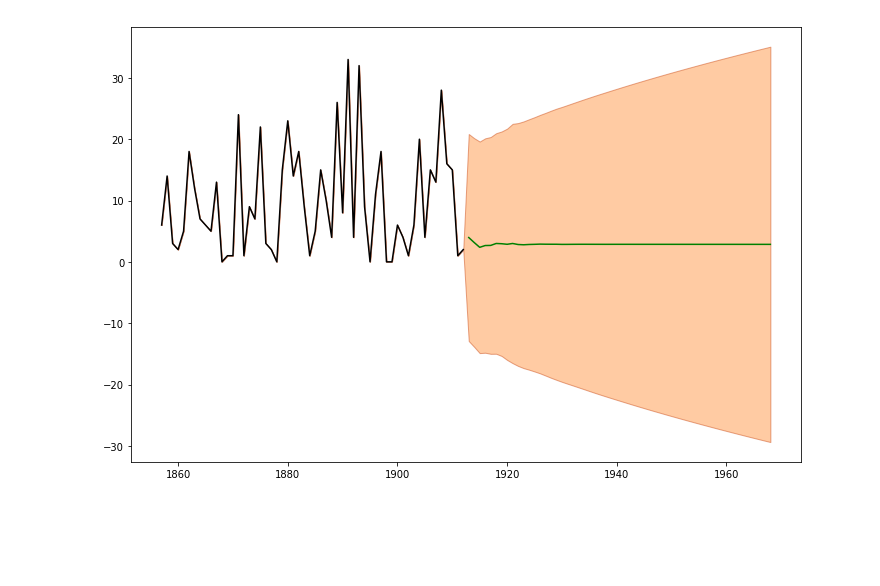
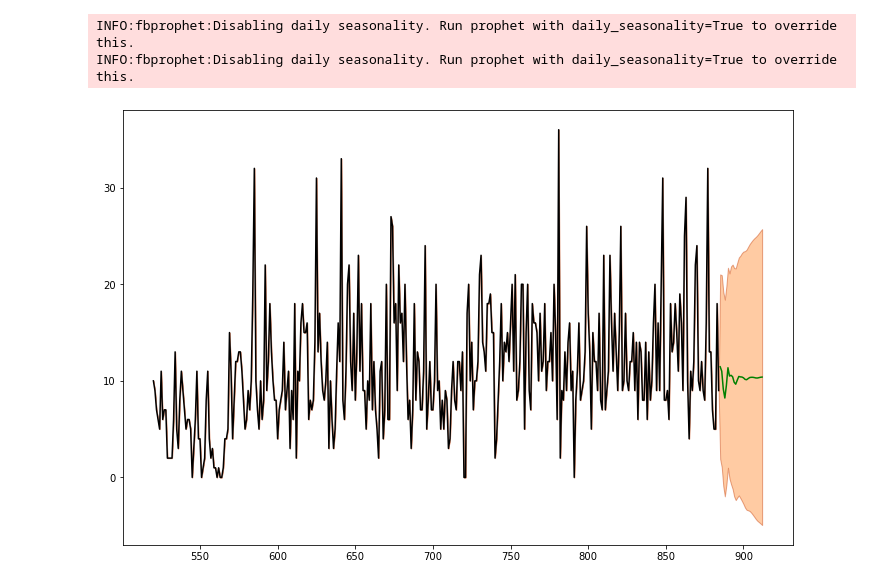
Before and after one commit to chrisgschon/M5Forecasting-Uncertainty, a Jupyter notebook: eda.ipynb, the cells around one changed output. Saved outputs shown, nothing was run; the diff lists cells and outputs as text; code cells hidden in the pictures; blank space fills up the shorter version.

```diff
--- a/eda.ipynb
+++ b/eda.ipynb
@@ -74,5 +115,4 @@ class Series:
 
     ###PROPHET FUNC
 # %%
-s = Series(sales_df, 'sales_count')
-s.df.head()
+s = Series(sales_df[:-28], 'sales_count')
@@ -86,6 +119,21 @@ s.df.head()
-# %%
-model = s.model_arima()
-# %%
-s.plot_forecast(model, back = 56, forward = 56, **{'figsize': (12,8)})
-# %% [output]
-[figure, removed]
+# %%
+intervals = [0.995, 0.6]
+quant_forecasts = { str(q): None for q in intervals}
+prophparams = {'weekly_seasonality':True}
+for k,v in quant_forecasts.items():
+    prophparams.update({'interval_width':q})
+    model = s.fit_Prophet(ds = 'ds', y = 'y', **prophparams)
+    f = s.forecast_Prophet(model, periods = 365)
+    ps = model.predictive_samples(f)
+    quant_forecasts[k] = {'model':model,'forecast':f, 'pred_samples':ps}
+# %% [output]
+INFO:fbprophet:Disabling daily seasonality. Run prophet with daily_seasonality=True to override this.
+INFO:fbprophet:Disabling daily seasonality. Run prophet with daily_seasonality=True to override this.
+# %%
+model, model_fit = s.model_arima(s.tseries)
+
+forecast, forecast_stderr, forecast_conf_int = s.model_forecast(model_fit, forward = 28)
+
+s.plot_forecast(s.tseries, forecast, forecast_conf_int, back = 365, forward = 28, **{'figsize': (12,8)})
+# %% [output]
+[figure, added]
```
Also changed, not shown: parts of 13 cells of this notebook, 3 other files.
